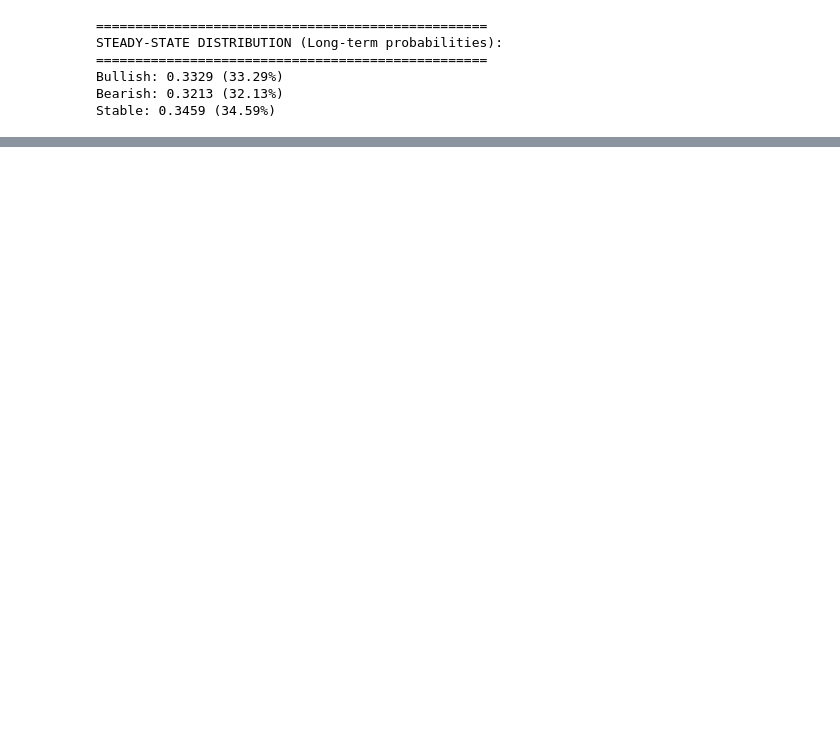
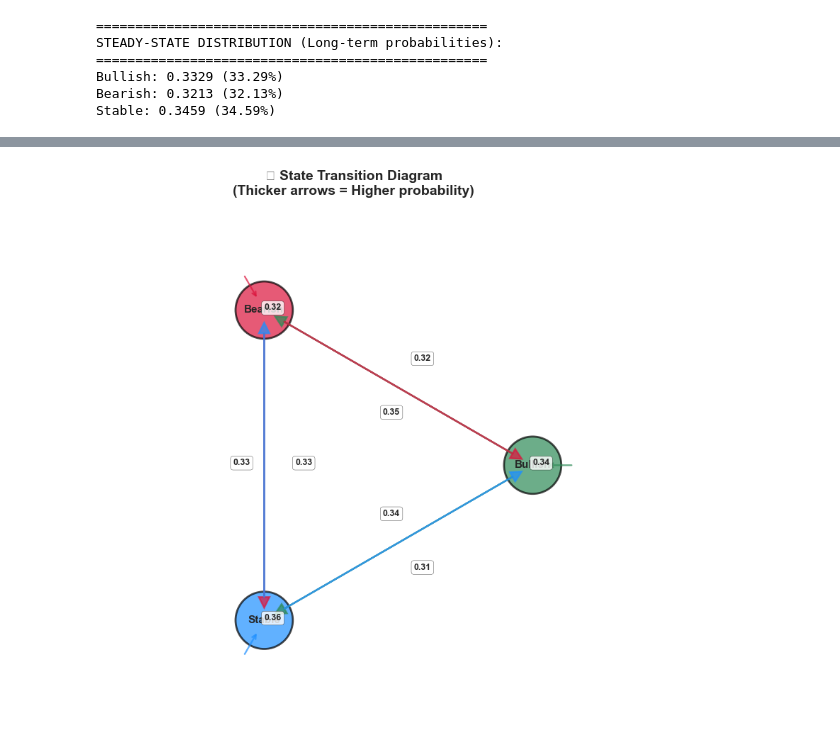
Before and after one commit to Mohamed-Ayman-alsayed/Markov-chain-model, a Jupyter notebook: simulation.ipynb, the cells around one changed output, grey strips where cells are left out. Cells and saved outputs as stored; diff of their text form; code cells hidden in the pictures; blank space fills up the shorter version.

```diff
--- a/simulation.ipynb
+++ b/simulation.ipynb
@@ -198,0 +288,84 @@ Stable: 0.3459 (34.59%)
+# %%
+# BLOCK 2: STATE TRANSITION DIAGRAM
+print("🔄 BLOCK 2: State Transition Diagram")
+print("="*50)
+
+fig, ax = plt.subplots(figsize=(12, 8))
+colors = ['#2E8B57', '#DC143C', '#1E90FF']  # Green, Red, Blue
+
+# Node positions (circular layout)
+angles = np.linspace(0, 2*np.pi, len(states), endpoint=False)
+radius = 5
+node_positions = {}
+
+for i, state in enumerate(states):
+    x = radius * np.cos(angles[i])
+    y = radius * np.sin(angles[i])
+    node_positions[state] = (x, y)
+
+    # Draw nodes
+    circle = plt.Circle((x, y), 0.8, color=colors[i], alpha=0.7, ec='black', lw=2)
+    ax.add_patch(circle)
+    plt.text(x, y, state, ha='center', va='center', fontweight='bold', fontsize=11)
+
+# Draw transitions (arrows)
+for i, from_state in enumerate(states):
+    for j, to_state in enumerate(states):
+        prob = transition_matrix[i][j]
+        if prob > 0.01:  # Only show meaningful probabilities
+            start_pos = node_positions[from_state]
+            end_pos = node_positions[to_state]
+
+            # Adjust arrow for self-loops
+            if from_state == to_state:
+                # Create curved self-loop
+                control_distance = 1.5
+                angle = angles[i]
+                control_x = start_pos[0] + control_distance * np.cos(angle)
+                control_y = start_pos[1] + control_distance * np.sin(angle)
+
+                # Draw curved arrow (simplified)
+                plt.annotate('', xy=start_pos, xytext=(control_x, control_y),
+                           arrowprops=dict(arrowstyle='->',
+                                         color=colors[i],
+                                         lw=2*prob + 1,
+                                         alpha=0.7,
+                                         shrinkA=15, shrinkB=15))
+            else:
+                # Straight arrow between different states
+                dx = end_pos[0] - start_pos[0]
+                dy = end_pos[1] - start_pos[1]
+                shorten = 0.85
+                start_x = start_pos[0] + dx * (1 - shorten) / 2
+                start_y = start_pos[1] + dy * (1 - shorten) / 2
+                end_x = end_pos[0] - dx * (1 - shorten) / 2
+                end_y = end_pos[1] - dy * (1 - shorten) / 2
+
+                plt.arrow(start_x, start_y, dx*shorten, dy*shorten,
+                        head_width=0.3, head_length=0.3,
+                        fc=colors[i], ec=colors[i],
+                        alpha=0.7, lw=2*prob + 1)
+
+            # Add probability labels
+            mid_x = (start_pos[0] + end_pos[0]) / 2
+            mid_y = (start_pos[1] + end_pos[1]) / 2
+            label_x = mid_x + 0.5 * (end_pos[1] - start_pos[1]) / radius
+            label_y = mid_y + 0.5 * (start_pos[0] - end_pos[0]) / radius
+
+            plt.text(label_x, label_y, f'{prob:.2f}',
+                    fontsize=9, fontweight='bold',
+                    bbox=dict(boxstyle="round,pad=0.3", facecolor='white', alpha=0.8))
+
+ax.set_xlim(-radius-2, radius+2)
+ax.set_ylim(-radius-2, radius+2)
+ax.set_aspect('equal')
+plt.axis('off')
+plt.title('🔄 State Transition Diagram\n(Thicker arrows = Higher probability)',
+         fontsize=14, fontweight='bold', pad=20)
+plt.tight_layout()
+plt.show()
+
+print("✅ State transition diagram generated!")
+print("💡 Thicker arrows indicate higher transition probabilities")
+print("\n" + "="*50)
+# %% [output]
@@ -198,0 +374 @@ Stable: 0.3459 (34.59%)
+[figure, added]
```
Also changed, not shown: parts of 17 cells of this notebook.
